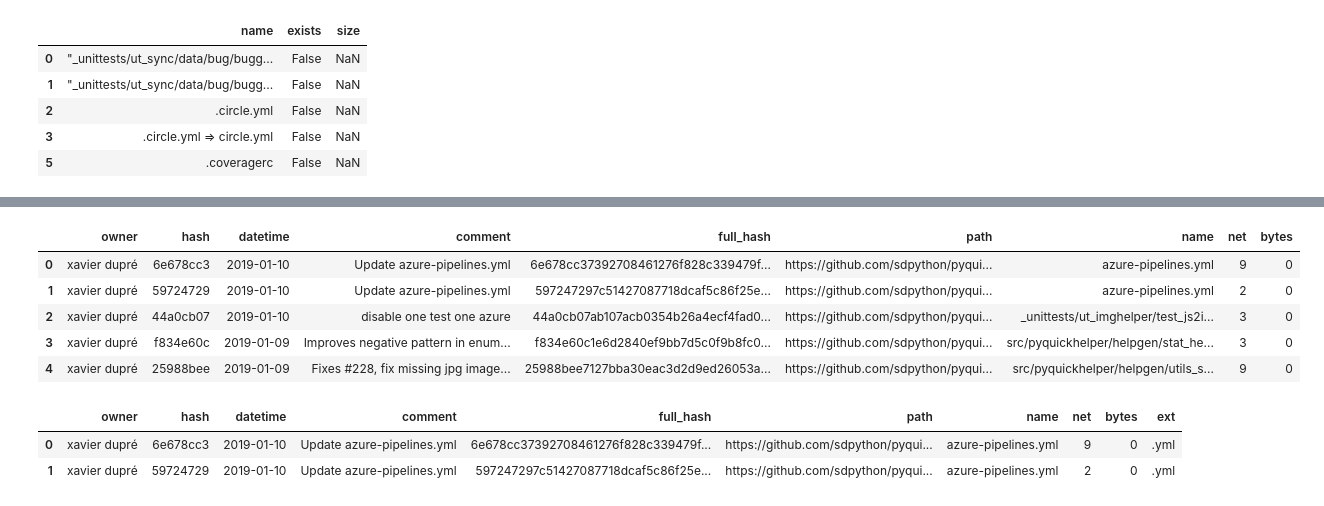
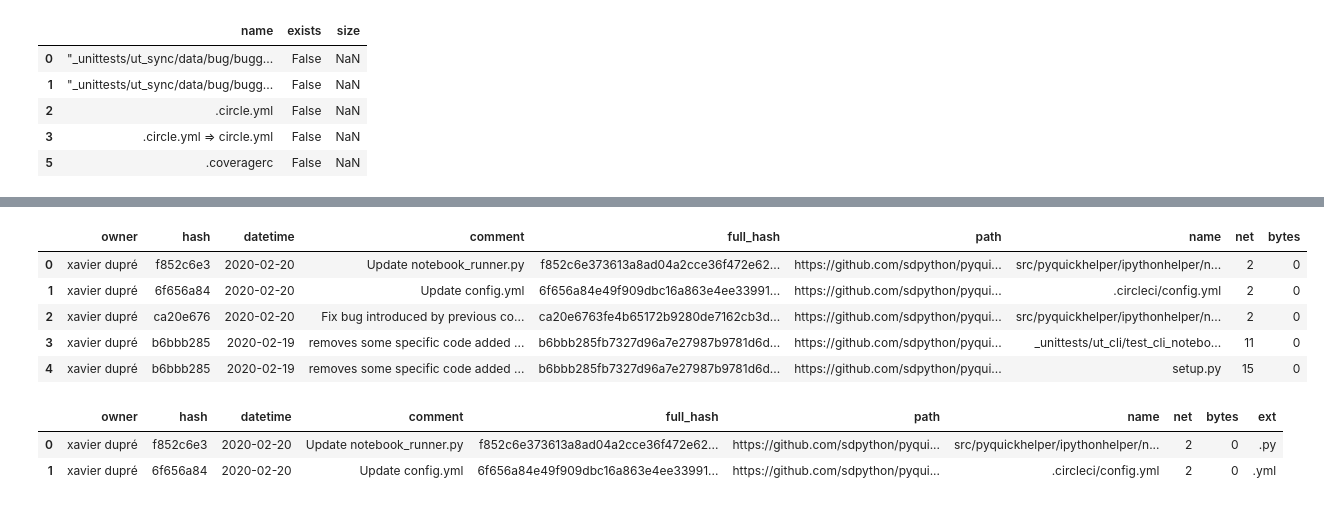
Before and after one commit to sdpython/pyquickhelper, a Jupyter notebook: _doc/notebooks/git_dataframes.ipynb, the cells around one changed output, grey strips where cells are left out. Saved outputs shown, nothing was run; the diff lists cells and outputs as text; code cells hidden in the pictures.

Commit message:
update notebook and setup

```diff
--- a/_doc/notebooks/git_dataframes.ipynb
+++ b/_doc/notebooks/git_dataframes.ipynb
@@ -209,21 +214,22 @@ res[0]
  0)
 # %%
-df = pandas.DataFrame(data=res, columns="owner hash datetime comment full_hash path name net bytes".split())
+df = pandas.DataFrame(data=res,
+                      columns="owner hash datetime comment full_hash path name net bytes".split())
 df.head()
 # %% [output]
 |  | owner | hash | datetime | comment | full_hash | path | name | net | bytes |
-| 0 | xavier dupré | 6e678cc3 | 2019-01-10 | Update azure-pipelines.yml | 6e678cc37392708461276f828c339479f... | https://github.com/sdpython/pyqui... | azure-pipelines.yml | 9 | 0 |
-| 1 | xavier dupré | 59724729 | 2019-01-10 | Update azure-pipelines.yml | 597247297c51427087718dcaf5c86f25e... | https://github.com/sdpython/pyqui... | azure-pipelines.yml | 2 | 0 |
-| 2 | xavier dupré | 44a0cb07 | 2019-01-10 | disable one test one azure | 44a0cb07ab107acb0354b26a4ecf4fad0... | https://github.com/sdpython/pyqui... | _unittests/ut_imghelper/test_js2i... | 3 | 0 |
-| 3 | xavier dupré | f834e60c | 2019-01-09 | Improves negative pattern in enum... | f834e60c1e6d2840ef9bb7d5c0f9b8fc0... | https://github.com/sdpython/pyqui... | src/pyquickhelper/helpgen/stat_he... | 3 | 0 |
-| 4 | xavier dupré | 25988bee | 2019-01-09 | Fixes #228, fix missing jpg image... | 25988bee7127bba30eac3d2d9ed26053a... | https://github.com/sdpython/pyqui... | src/pyquickhelper/helpgen/utils_s... | 9 | 0 |
+| 0 | xavier dupré | f852c6e3 | 2020-02-20 | Update notebook_runner.py | f852c6e373613a8ad04a2cce36f472e62... | https://github.com/sdpython/pyqui... | src/pyquickhelper/ipythonhelper/n... | 2 | 0 |
+| 1 | xavier dupré | 6f656a84 | 2020-02-20 | Update config.yml | 6f656a84e49f909dbc16a863e4ee33991... | https://github.com/sdpython/pyqui... | .circleci/config.yml | 2 | 0 |
+| 2 | xavier dupré | ca20e676 | 2020-02-20 | Fix bug introduced by previous co... | ca20e6763fe4b65172b9280de7162cb3d... | https://github.com/sdpython/pyqui... | src/pyquickhelper/ipythonhelper/n... | 2 | 0 |
+| 3 | xavier dupré | b6bbb285 | 2020-02-19 | removes some specific code added ... | b6bbb285fb7327d96a7e27987b9781d6d... | https://github.com/sdpython/pyqui... | _unittests/ut_cli/test_cli_notebo... | 11 | 0 |
+| 4 | xavier dupré | b6bbb285 | 2020-02-19 | removes some specific code added ... | b6bbb285fb7327d96a7e27987b9781d6d... | https://github.com/sdpython/pyqui... | setup.py | 15 | 0 |
 # %%
 df["ext"] = df.name.apply(lambda x: os.path.splitext(x)[-1].strip())
 df.head(n=2)
 # %% [output]
 |  | owner | hash | datetime | comment | full_hash | path | name | net | bytes | ext |
-| 0 | xavier dupré | 6e678cc3 | 2019-01-10 | Update azure-pipelines.yml | 6e678cc37392708461276f828c339479f... | https://github.com/sdpython/pyqui... | azure-pipelines.yml | 9 | 0 | .yml |
-| 1 | xavier dupré | 59724729 | 2019-01-10 | Update azure-pipelines.yml | 597247297c51427087718dcaf5c86f25e... | https://github.com/sdpython/pyqui... | azure-pipelines.yml | 2 | 0 | .yml |
+| 0 | xavier dupré | f852c6e3 | 2020-02-20 | Update notebook_runner.py | f852c6e373613a8ad04a2cce36f472e62... | https://github.com/sdpython/pyqui... | src/pyquickhelper/ipythonhelper/n... | 2 | 0 | .py |
+| 1 | xavier dupré | 6f656a84 | 2020-02-20 | Update config.yml | 6f656a84e49f909dbc16a863e4ee33991... | https://github.com/sdpython/pyqui... | .circleci/config.yml | 2 | 0 | .yml |
 # %%
 gr = df[df.ext.isin((".py", ".ipynb", ".txt", ".zip", ".yml"))].groupby("ext").sum()
 gr.T
```
Also changed, not shown: parts of 14 cells of this notebook, 16 other files.
